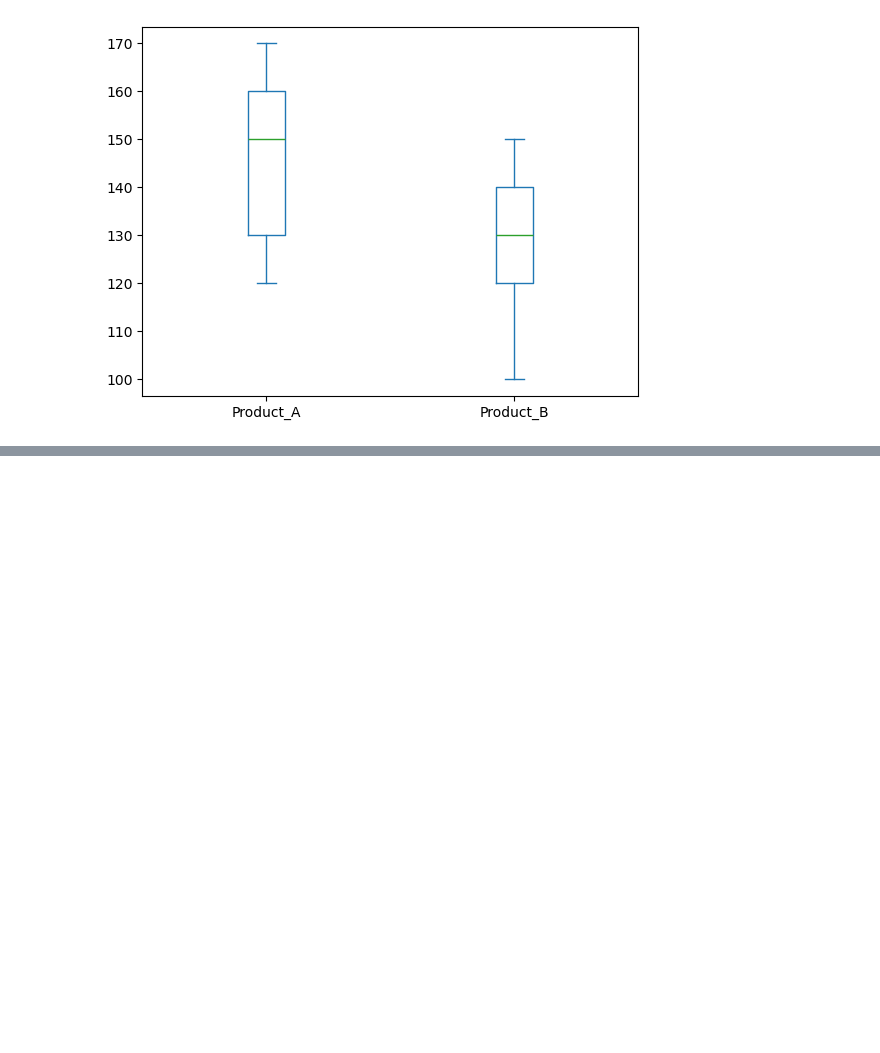
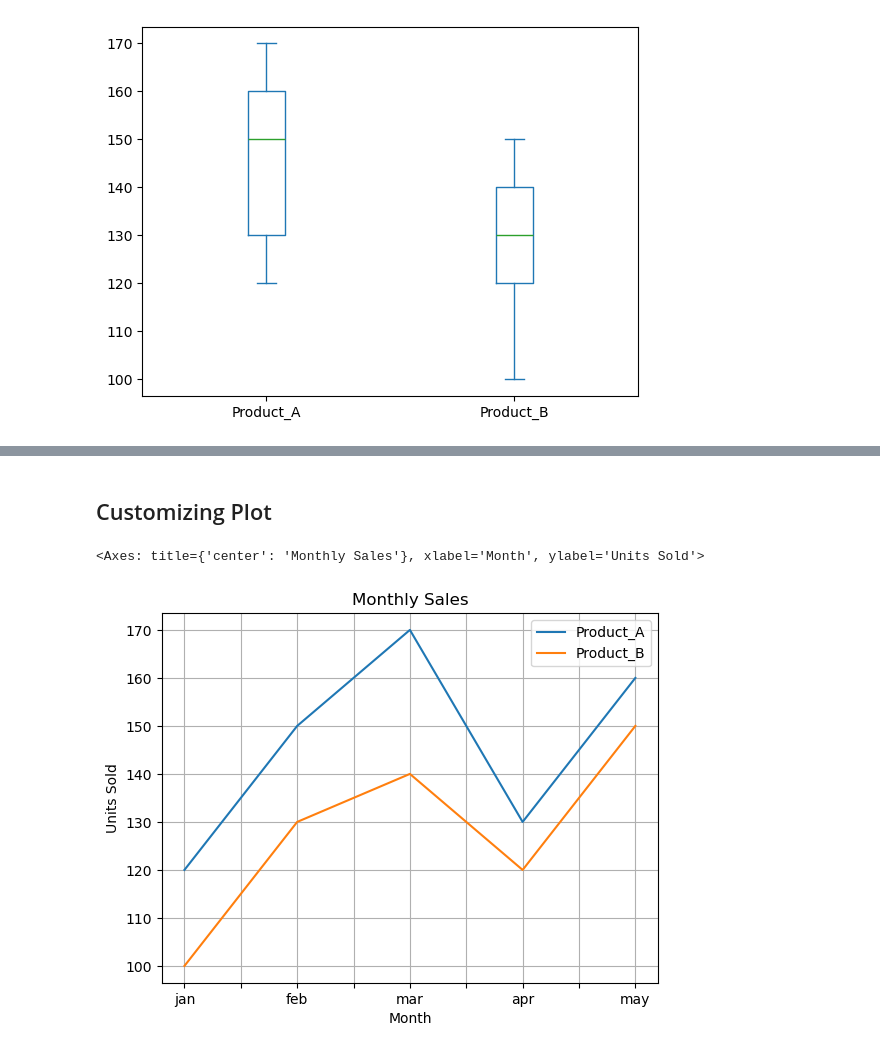
Before and after one commit to ankitgujre/Pandas_Cy, a Jupyter notebook: Joines_and_plotting.ipynb, the cells around one changed output, grey strips where cells are left out. Cells and saved outputs as stored; diff of their text form; code cells hidden in the pictures; blank space fills up the shorter version.

```diff
--- a/Joines_and_plotting.ipynb
+++ b/Joines_and_plotting.ipynb
@@ -157,0 +158,13 @@ df_random['X'].plot.kde()
+# %% [markdown]
+## Customizing Plot
+# %%
+# Adding Title, Axis,Labels, Grid
+df_sale.plot(
+    title = "Monthly Sales",
+    xlabel = 'Month',
+    ylabel = 'Units Sold',
+    grid = True
+)
+# %% [output]
+<Axes: title={'center': 'Monthly Sales'}, xlabel='Month', ylabel='Units Sold'>
+[figure, added]
```
Also changed, not shown: parts of 8 cells of this notebook.
